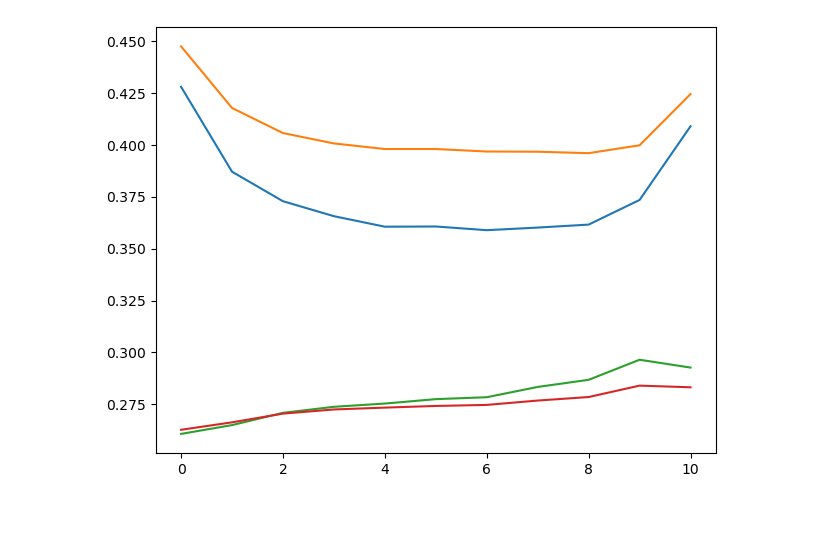
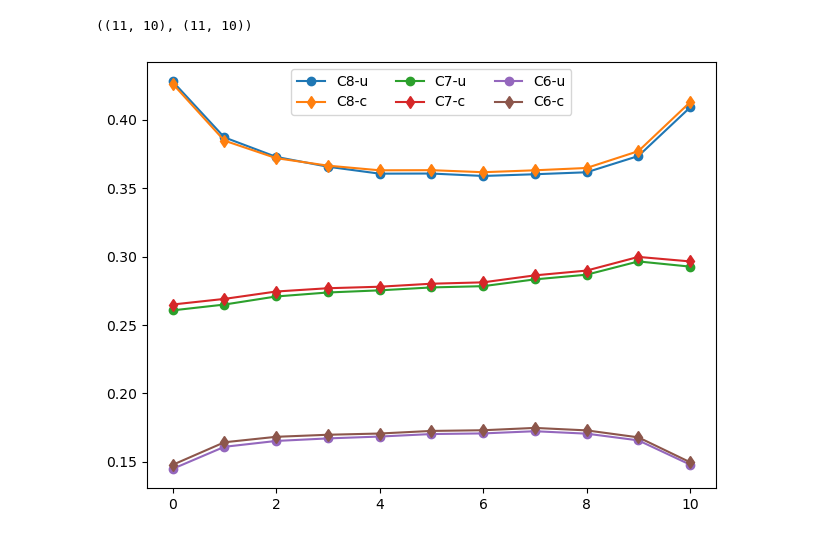
Before and after one commit to VChuzlov/My_Project, a Jupyter notebook: plots.ipynb, the cells around one changed output. Cells and saved outputs as stored; diff of their text form; code cells hidden in the pictures.

```diff
--- a/plots.ipynb
+++ b/plots.ipynb
@@ -37,12 +4,24 @@ c = np.array(
+# %%
+u = np.loadtxt(r'ul.txt')
+# %%
+c = np.loadtxt(r'..\Distillation2\xi.txt')
+# %%
+c.shape, u.shape
+# %% [output]
+((11, 10), (11, 10))
 # %%
 fig, ax = plt.subplots()
 
-ax.plot(u[:, -1])
-ax.plot(c[:, -1])
+ax.plot(u[:, -1], marker='o', label='C8-u')
+ax.plot(c[:, -1], marker='d', label='C8-c')
 
-ax.plot(u[:, -2])
-ax.plot(c[:, -2])
+ax.plot(u[:, -2], marker='o', label='C7-u')
+ax.plot(c[:, -2], marker='d', label='C7-c')
 
+ax.plot(u[:, -3], marker='o', label='C6-u')
+ax.plot(c[:, -3], marker='d', label='C6-c')
+
+plt.legend(ncol=3)
 plt.tight_layout()
 # %% [output]
-[figure, old version]
+[figure, new version]
```
Also changed, not shown: parts of 3 cells of this notebook, 22 other files.
